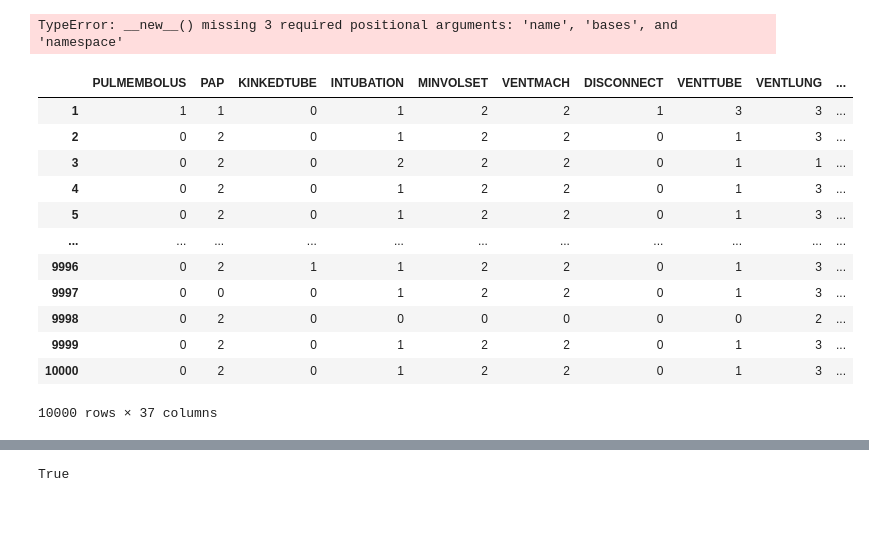
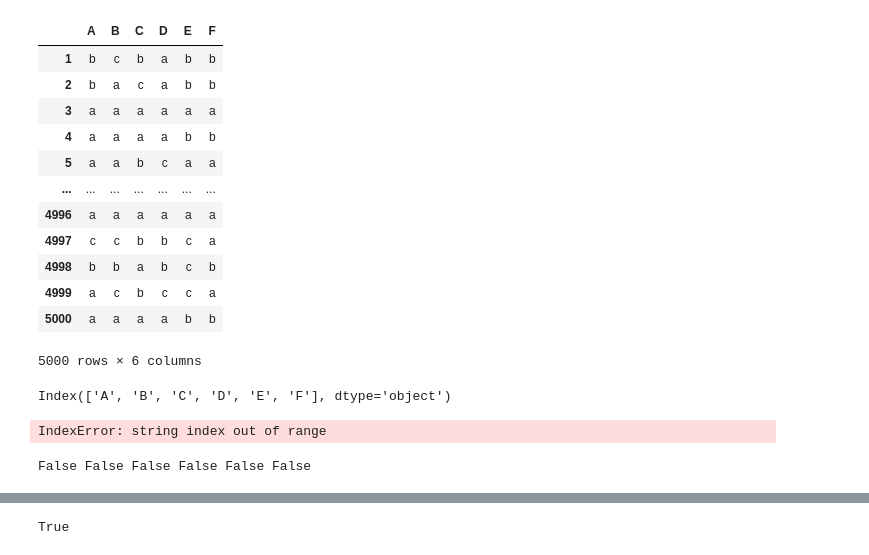
Before and after one commit to Elicit3495/ML_FYP, a Jupyter notebook: Untitled1.ipynb, the cells around one changed output, grey strips where cells are left out. Drawn from its saved outputs; the diff is of its cells as text; code cells hidden in the pictures; blank space fills up the shorter version.

```diff
--- a/Untitled1.ipynb
+++ b/Untitled1.ipynb
@@ -18,23 +18,26 @@ def gaussian_reader(csv_file):
     df = pd.read_csv(csv_file, sep="\s+")
     return df
 # %%
-base_d = BaseDiscretizer()
+# base_d = BaseDiscretizer()
-# %% [output]
-TypeError: __new__() missing 3 required positional arguments: 'name', 'bases', and 'namespace'
 # %%
-df = csv_format_discrete('alarm_10000.dat')
+df = csv_format_discrete('discrete.dat')
+dataframe = df
 df
 # %% [output]
-|  | PULMEMBOLUS | PAP | KINKEDTUBE | INTUBATION | MINVOLSET | VENTMACH | DISCONNECT | VENTTUBE | VENTLUNG | ... |
-| 1 | 1 | 1 | 0 | 1 | 2 | 2 | 1 | 3 | 3 | ... |
-| 2 | 0 | 2 | 0 | 1 | 2 | 2 | 0 | 1 | 3 | ... |
-| 3 | 0 | 2 | 0 | 2 | 2 | 2 | 0 | 1 | 1 | ... |
-| 4 | 0 | 2 | 0 | 1 | 2 | 2 | 0 | 1 | 3 | ... |
-| 5 | 0 | 2 | 0 | 1 | 2 | 2 | 0 | 1 | 3 | ... |
-| ... | ... | ... | ... | ... | ... | ... | ... | ... | ... | ... |
-| 9996 | 0 | 2 | 1 | 1 | 2 | 2 | 0 | 1 | 3 | ... |
-| 9997 | 0 | 0 | 0 | 1 | 2 | 2 | 0 | 1 | 3 | ... |
-| 9998 | 0 | 2 | 0 | 0 | 0 | 0 | 0 | 0 | 2 | ... |
-| 9999 | 0 | 2 | 0 | 1 | 2 | 2 | 0 | 1 | 3 | ... |
-| 10000 | 0 | 2 | 0 | 1 | 2 | 2 | 0 | 1 | 3 | ... |
+|  | A | B | C | D | E | F |
+| 1 | b | c | b | a | b | b |
+| 2 | b | a | c | a | b | b |
+| 3 | a | a | a | a | a | a |
+| 4 | a | a | a | a | b | b |
+| 5 | a | a | b | c | a | a |
+| ... | ... | ... | ... | ... | ... | ... |
+| 4996 | a | a | a | a | a | a |
+| 4997 | c | c | b | b | c | a |
+| 4998 | b | b | a | b | c | b |
+| 4999 | a | c | b | c | c | a |
+| 5000 | a | a | a | a | b | b |
-10000 rows × 37 columns
+5000 rows × 6 columns
+# %%
+print(df.keys())
+# %% [output]
+Index(['A', 'B', 'C', 'D', 'E', 'F'], dtype='object')
@@ -41,5 +48,18 @@ df
+# %%
+chi_square_CI(df)
+# %% [output]
+IndexError: string index out of range
 # %%
-# chi_square(X='A', Y='B', Z=[], data=df, boolean=True, significance_level=0.05)
+print(
+chi_square(X='A', Y='B', Z=[], data=df, boolean=True, significance_level=0.95),
+chi_square(X='A', Y='C', Z=[], data=df, boolean=True, significance_level=0.95),
+chi_square(X='A', Y='D', Z=[], data=df, boolean=True, significance_level=0.95),
+chi_square(X='A', Y='E', Z=[], data=df, boolean=True, significance_level=0.95),
+chi_square(X='A', Y='F', Z=[], data=df, boolean=True, significance_level=0.95),
+chi_square(X='C', Y='D', Z=[], data=df, boolean=True, significance_level=0.95)
+)
+# %% [output]
+False False False False False False
 # %%
 #score based search
 def hill_climbing(dataframe):
```
Also changed, not shown: parts of 12 cells of this notebook.
